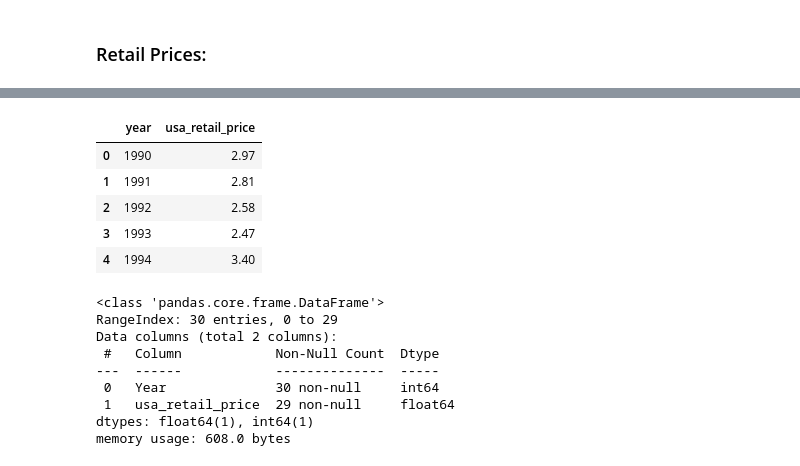
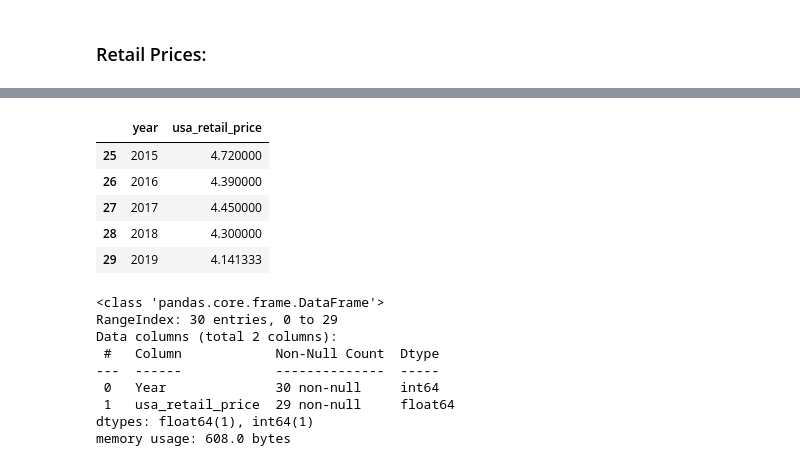
Before and after one commit to sanghyuns/Climate_Change_vs_Coffee_Production, a Jupyter notebook: Lara.ipynb, the cells around one changed output, grey strips where cells are left out. Saved outputs shown, nothing was run; the diff lists cells and outputs as text; code cells hidden in the pictures.

```diff
--- a/Lara.ipynb
+++ b/Lara.ipynb
@@ -117,14 +117,14 @@ retail_prices.head()
 5 rows × 29 columns
 # %%
 us_retail_price = retail_prices[['year', 'usa_retail_price']].copy()
-us_retail_price.head()
+us_retail_price.tail()
 # %% [output]
 |  | year | usa_retail_price |
-| 0 | 1990 | 2.97 |
-| 1 | 1991 | 2.81 |
-| 2 | 1992 | 2.58 |
-| 3 | 1993 | 2.47 |
-| 4 | 1994 | 3.40 |
+| 25 | 2015 | 4.720000 |
+| 26 | 2016 | 4.390000 |
+| 27 | 2017 | 4.450000 |
+| 28 | 2018 | 4.300000 |
+| 29 | 2019 | 4.141333 |
 # %%
 us_retail_price.rename(columns={'year': 'Year'}, inplace=True)
 us_retail_price.info()
```
Also changed, not shown: parts of 13 cells of this notebook, 3 other files.
